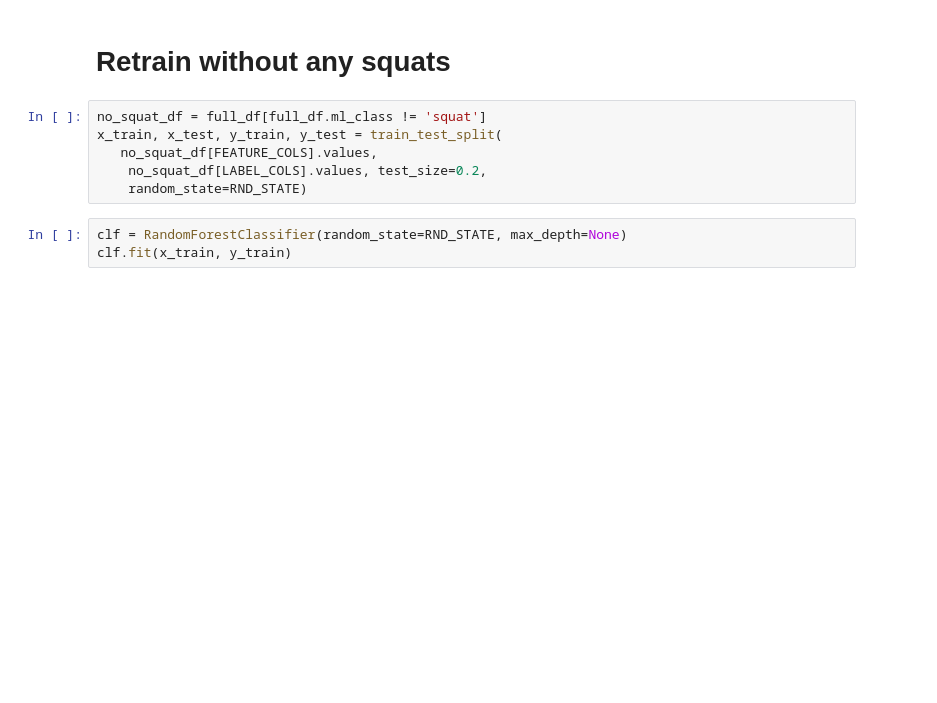
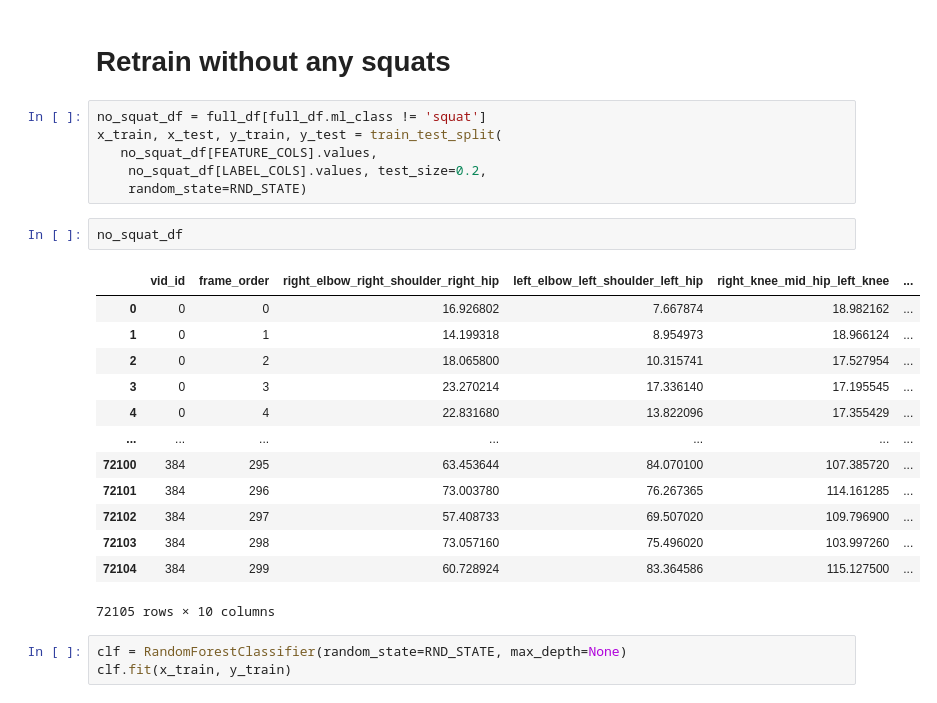
Before and after one commit to GhaithAshkar/Virtual-Gym, a Jupyter notebook: model/gym_ai_model_training v2-checkpoint.ipynb, the cells around one changed output. Cells and saved outputs as stored; diff of their text form; blank space fills up the shorter version.

```diff
--- a/model/gym_ai_model_training v2-checkpoint.ipynb
+++ b/model/gym_ai_model_training v2-checkpoint.ipynb
@@ -199,6 +237,22 @@ x_train, x_test, y_train, y_test = train_test_split(
    no_squat_df[FEATURE_COLS].values,
     no_squat_df[LABEL_COLS].values, test_size=0.2,
     random_state=RND_STATE)
+# %%
+no_squat_df
+# %% [output]
+|  | vid_id | frame_order | right_elbow_right_shoulder_right_hip | left_elbow_left_shoulder_left_hip | right_knee_mid_hip_left_knee | ... |
+| 0 | 0 | 0 | 16.926802 | 7.667874 | 18.982162 | ... |
+| 1 | 0 | 1 | 14.199318 | 8.954973 | 18.966124 | ... |
+| 2 | 0 | 2 | 18.065800 | 10.315741 | 17.527954 | ... |
+| 3 | 0 | 3 | 23.270214 | 17.336140 | 17.195545 | ... |
+| 4 | 0 | 4 | 22.831680 | 13.822096 | 17.355429 | ... |
+| ... | ... | ... | ... | ... | ... | ... |
+| 72100 | 384 | 295 | 63.453644 | 84.070100 | 107.385720 | ... |
+| 72101 | 384 | 296 | 73.003780 | 76.267365 | 114.161285 | ... |
+| 72102 | 384 | 297 | 57.408733 | 69.507020 | 109.796900 | ... |
+| 72103 | 384 | 298 | 73.057160 | 75.496020 | 103.997260 | ... |
+| 72104 | 384 | 299 | 60.728924 | 83.364586 | 115.127500 | ... |
+72105 rows × 10 columns
 # %%
 clf = RandomForestClassifier(random_state=RND_STATE, max_depth=None)
 clf.fit(x_train, y_train)
```
Also changed, not shown: parts of 13 cells of this notebook, 6 other files.
